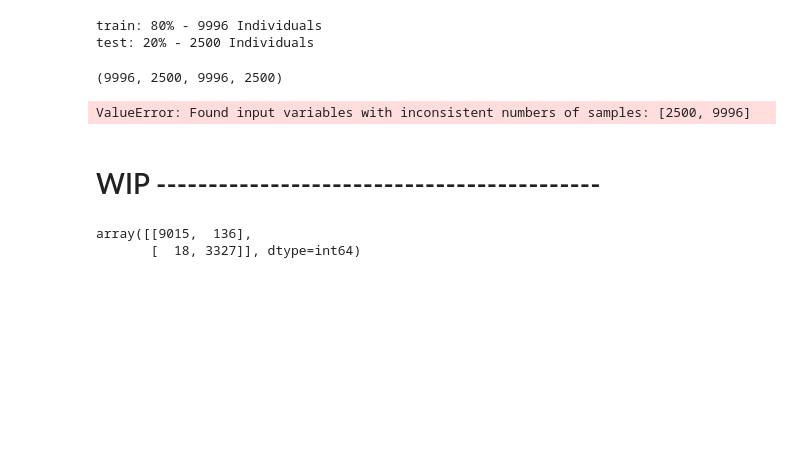
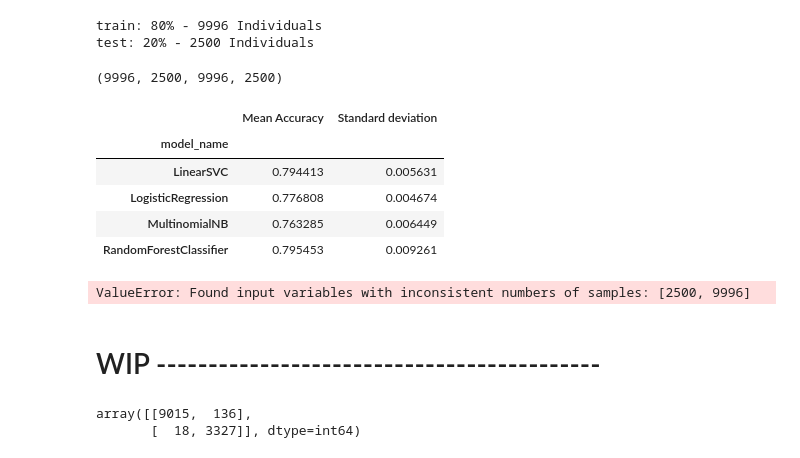
Before and after one commit to joaomalho/Text-Mining, a Jupyter notebook: Project_Text_Mining.ipynb, the cells around one changed output. Cells and saved outputs as stored; diff of their text form; code cells hidden in the pictures; blank space fills up the shorter version.

Commit message:
Updated until Modeling

```diff
--- a/Project_Text_Mining.ipynb
+++ b/Project_Text_Mining.ipynb
@@ -459,3 +463,12 @@ criteria 4.3)
 
 # corpora_train['translated_text']=corpora_train.apply(lambda x: x.description_clean if x.text_lang == 'en' else translate_text(x.text_lang, x.description_clean), axis=1)
 # corpora_train.translated_text = corpora_train.translated_text.str.lower()
+# %%
+tfidf = TfidfVectorizer(sublinear_tf=True, min_df=5, ngram_range=(1,2), stop_words="english")
+
+# Transforming each text into a vector
+features = tfidf.fit_transform(corpora_train['description_clean']).toarray()
+labels = y
+
+
+features.shape
@@ -507,3 +509,36 @@ y_test = y_test
+# %%
+models = [
+    GaussianNB(),
+    LogisticRegression(),
+    MLPClassifier(),
+    RandomForestClassifier(n_estimators=100),
+    LinearSVC(),
+    MultinomialNB(),
+]
+# Cross-validation
+CV = 5
+cv_df = pd.DataFrame(index=range(CV * len(models)))
+entries = []
+for model in models:
+    model_name = model.__class__.__name__
+    accuracies = cross_val_score(model, features, labels, scoring="accuracy", cv=CV)
+    for fold_idx, accuracy in enumerate(accuracies):
+        entries.append((model_name, fold_idx, accuracy))
+cv_df = pd.DataFrame(entries, columns=["model_name", "fold_idx", "accuracy"])
+
+mean_accuracy = cv_df.groupby("model_name").accuracy.mean()
+std_accuracy = cv_df.groupby("model_name").accuracy.std()
+
+acc = pd.concat([mean_accuracy, std_accuracy], axis=1, ignore_index=True)
+acc.columns = ["Mean Accuracy", "Standard deviation"]
+acc
+# %% [output]
+|  | Mean Accuracy | Standard deviation |
+| model_name |  |  |
+| LinearSVC | 0.794413 | 0.005631 |
+| LogisticRegression | 0.776808 | 0.004674 |
+| MultinomialNB | 0.763285 | 0.006449 |
+| RandomForestClassifier | 0.795453 | 0.009261 |
 # %%
 from sklearn.naive_bayes import GaussianNB
 
```
Also changed, not shown: parts of 4 cells of this notebook.
